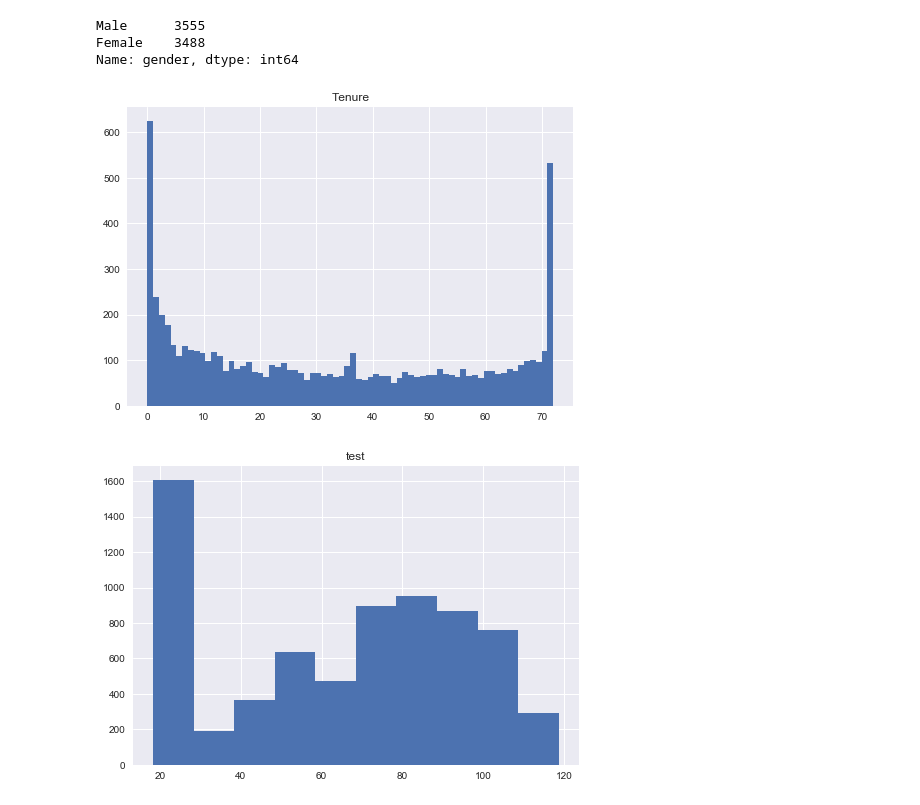
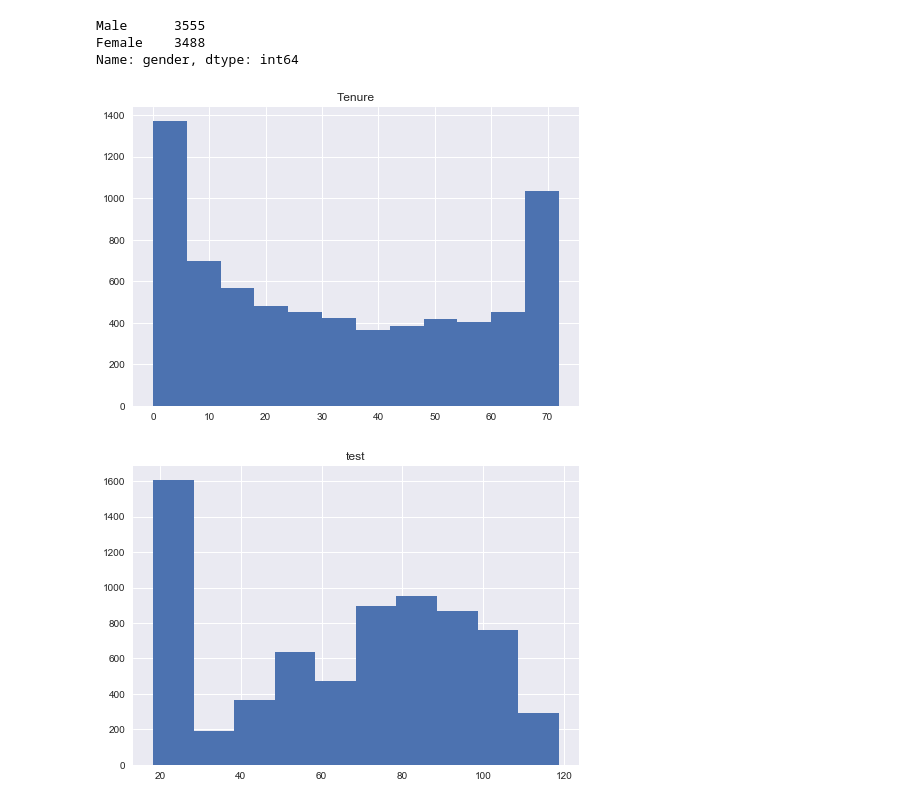
Before and after one commit to YuliyaKoldayeva/Customer_Churn_Analysis, a Jupyter notebook: Customer Churn Analysis.ipynb, the cells around one changed output. Cells and saved outputs as stored; diff of their text form; code cells hidden in the pictures.

```diff
--- a/Customer Churn Analysis.ipynb
+++ b/Customer Churn Analysis.ipynb
@@ -75,3 +55,11 @@ MonthlyCharges      float64
 TotalCharges         object
 Churn                object
 dtype: object
+# %%
+"""
+There is no reason for TotalCharges column to be an object.
+Transform the data to its numeric values float64
+"""
+dataframe["TotalChargesNum"] = pd.to_numeric(dataframe["TotalCharges"],errors='coerce')
+# Check for a new data type
+dataframe["TotalChargesNum"].dtypes
@@ -77,0 +107,5 @@ dtype: object
+# %%
+# Since all the NaN values comes from new contracts, they'll be replaced by "0"
+dataframe['TotalChargesNum'].fillna(0, inplace=True)
+# New check for any missing value
+dataframe['TotalChargesNum'].isnull().sum()
@@ -157,10 +219,10 @@ Male      3555
 Female    3488
 Name: gender, dtype: int64
 # %%
-dataframe['tenure'].hist(bins=70)
+dataframe['tenure'].hist(bins=12)
 plt.title("Tenure")
 plt.show()
 # %% [output]
-[figure, old version]
+[figure, new version]
 # %%
 dataframe['MonthlyCharges'].hist()
```
Also changed, not shown: parts of 31 cells of this notebook, 1 other file.
